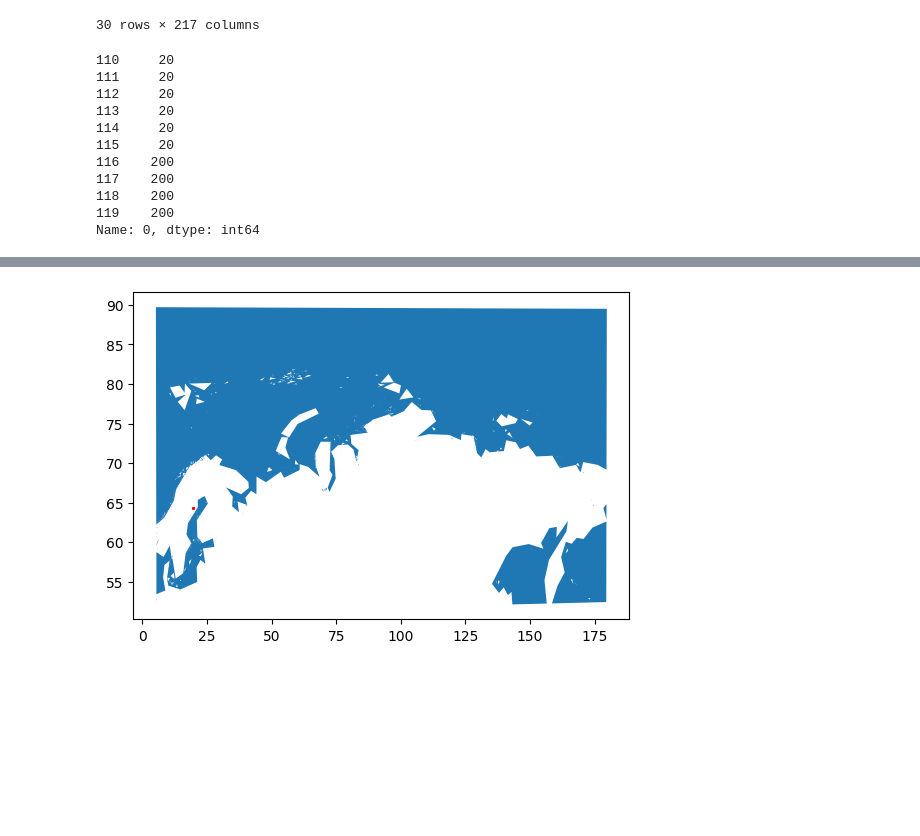
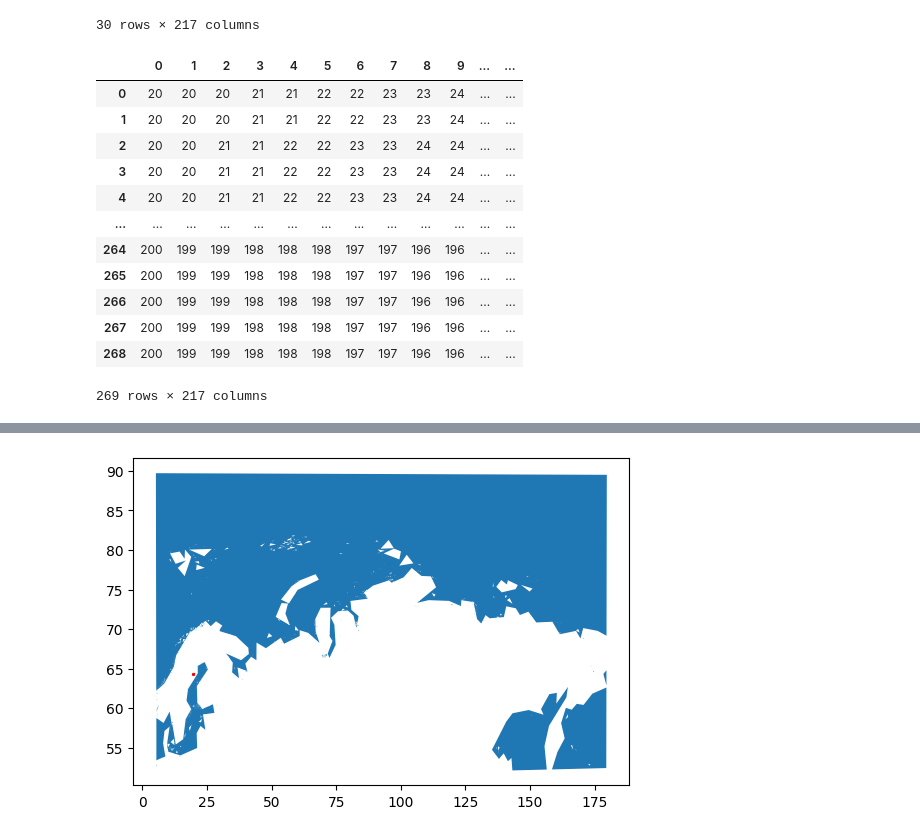
Before and after one commit to SamocatBestTeam/Ledokolych, a Jupyter notebook: data_loading.ipynb, the cells around one changed output, grey strips where cells are left out. Cells and saved outputs as stored; diff of their text form; code cells hidden in the pictures; blank space fills up the shorter version.

```diff
--- a/data_loading.ipynb
+++ b/data_loading.ipynb
@@ -100,19 +100,21 @@ data_weeks[0][110:140]
 | 139 | -10.0 | 0.0 | 0.0 | 0.0 | 0.0 | 0.0 | 0.0 | 0.0 | 0.0 | 0.0 | ... | ... |
 30 rows × 217 columns
 # %%
-data_velocity_lon[110:120][0]
+data_velocity_lon
 # %% [output]
+|  | 0 | 1 | 2 | 3 | 4 | 5 | 6 | 7 | 8 | 9 | ... | ... |
+| 0 | 20 | 20 | 20 | 21 | 21 | 22 | 22 | 23 | 23 | 24 | ... | ... |
+| 1 | 20 | 20 | 20 | 21 | 21 | 22 | 22 | 23 | 23 | 24 | ... | ... |
+| 2 | 20 | 20 | 21 | 21 | 22 | 22 | 23 | 23 | 24 | 24 | ... | ... |
+| 3 | 20 | 20 | 21 | 21 | 22 | 22 | 23 | 23 | 24 | 24 | ... | ... |
+| 4 | 20 | 20 | 21 | 21 | 22 | 22 | 23 | 23 | 24 | 24 | ... | ... |
+| ... | ... | ... | ... | ... | ... | ... | ... | ... | ... | ... | ... | ... |
+| 264 | 200 | 199 | 199 | 198 | 198 | 198 | 197 | 197 | 196 | 196 | ... | ... |
+| 265 | 200 | 199 | 199 | 198 | 198 | 198 | 197 | 197 | 196 | 196 | ... | ... |
+| 266 | 200 | 199 | 199 | 198 | 198 | 198 | 197 | 197 | 196 | 196 | ... | ... |
+| 267 | 200 | 199 | 199 | 198 | 198 | 198 | 197 | 197 | 196 | 196 | ... | ... |
+| 268 | 200 | 199 | 199 | 198 | 198 | 198 | 197 | 197 | 196 | 196 | ... | ... |
-110     20
-111     20
-112     20
-113     20
-114     20
-115     20
-116    200
-117    200
-118    200
-119    200
-Name: 0, dtype: int64
+269 rows × 217 columns
 # %%
 # col = data_velocity_lat[:][0]
 # col[col == 90]
```
Also changed, not shown: parts of 3 cells of this notebook.
